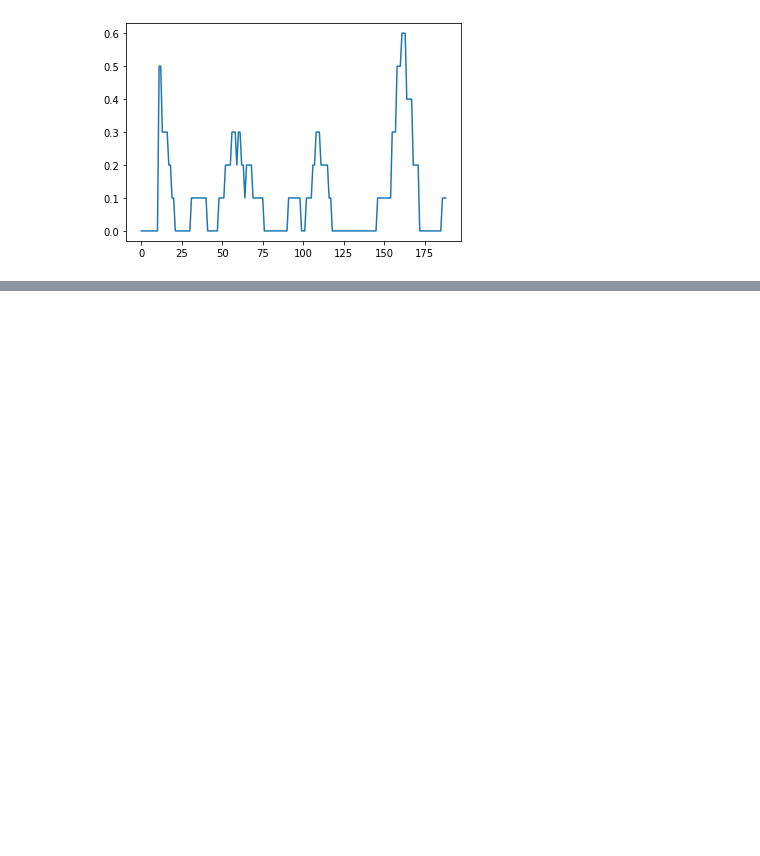
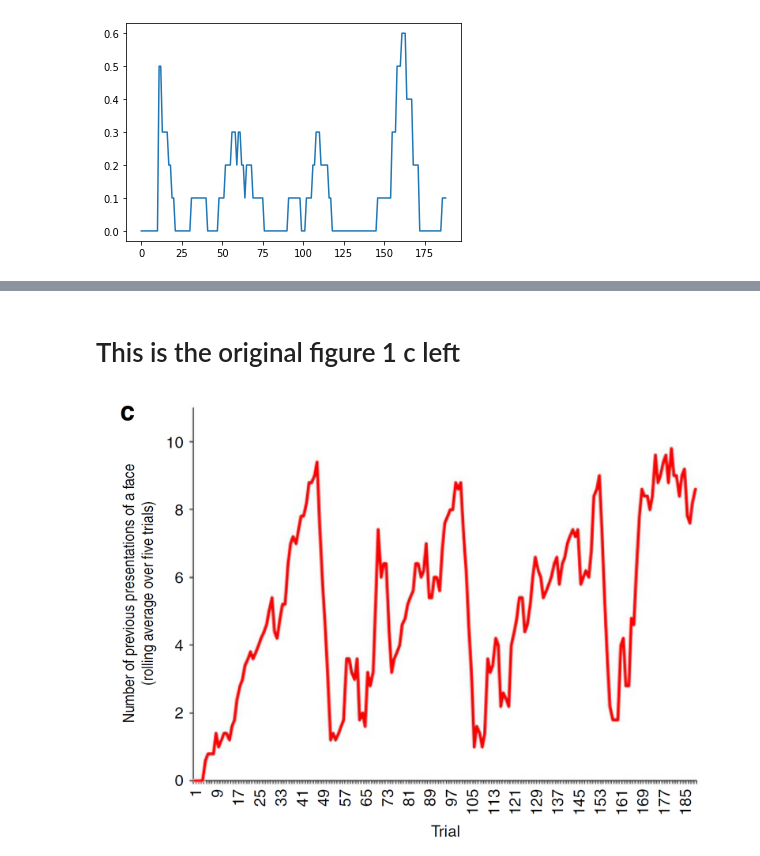
Before and after one commit to H-NeverHome/Apps_Tzakiris_2013, a Jupyter notebook: datagen.ipynb, the cells around one changed output, grey strips where cells are left out. Saved outputs shown, nothing was run; the diff lists cells and outputs as text; code cells hidden in the pictures; blank space fills up the shorter version.

```diff
--- a/datagen.ipynb
+++ b/datagen.ipynb
@@ -76,0 +89,6 @@ plot1.set_xlabel('trials')
+# %% [markdown]
+# This is the original  figure 1 c left
+# %%
+Image("Fig_1_c_left\Fig_1_c_left.png")
+# %% [output]
+[figure, added]
```
Also changed, not shown: parts of 9 cells of this notebook.
